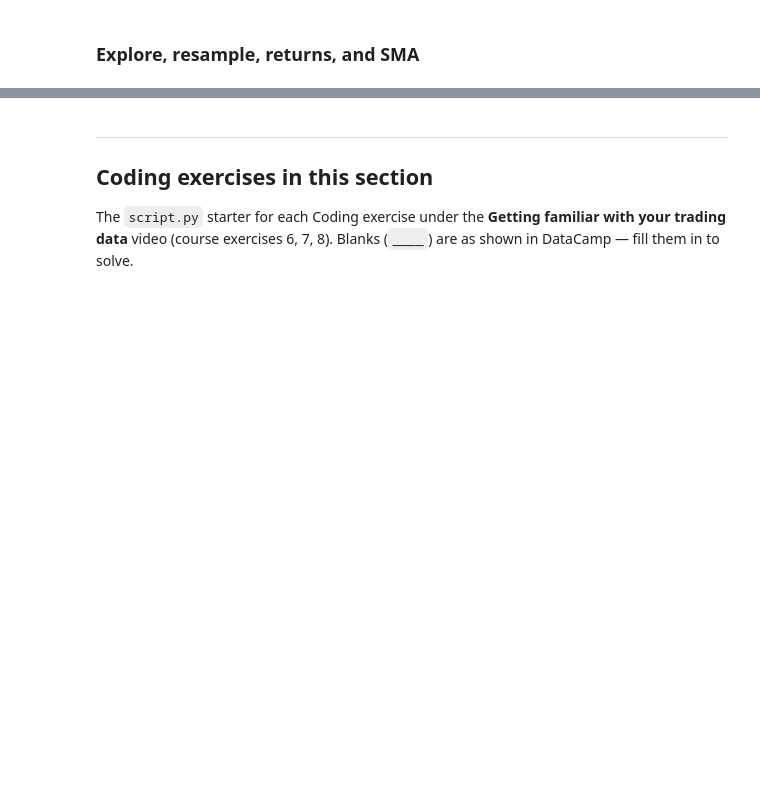
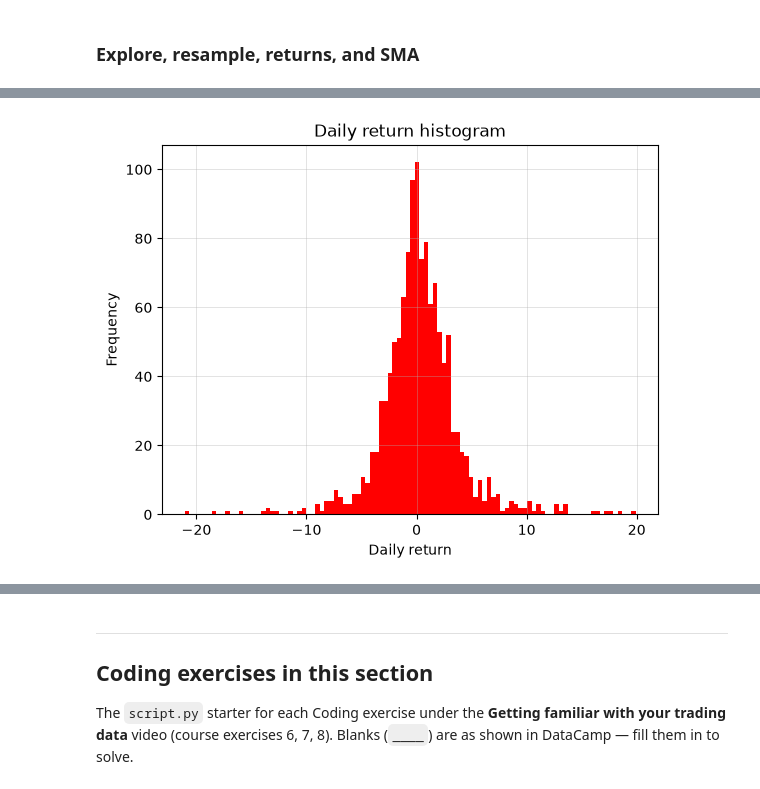
Before and after one commit to jtuchinsky/FinancialTradingWithPython, a Jupyter notebook: lessons/Chapter1 - Trading Basics/Topic 2 - Getting familiar with your trading data/Exercises.ipynb, the cells around one changed output, grey strips where cells are left out. Cells and saved outputs as stored; diff of their text form; code cells hidden in the pictures; blank space fills up the shorter version.

```diff
--- a/lessons/Chapter1 - Trading Basics/Topic 2 - Getting familiar with your trading data/Exercises.ipynb
+++ b/lessons/Chapter1 - Trading Basics/Topic 2 - Getting familiar with your trading data/Exercises.ipynb
@@ -18,8 +18,8 @@ def load(name):
 # %% [markdown]
 ### Explore, resample, returns, and SMA
 # %%
-tsla = load("TSLA-stock-data.csv")
-print(tsla.head())
+tsla_data = load("TSLA-stock-data.csv")
+print(tsla_data.head())
 
 # Resample daily closes to weekly means
-print(tsla["Close"].resample("W").mean().head())
+print(tsla_data["Close"].resample("W").mean().head())
@@ -26,8 +41,10 @@ print(tsla["Close"].resample("W").mean().head())
 # %%
 # Daily returns and their distribution
-tsla["daily_return"] = tsla["Close"].pct_change() * 100
-tsla["daily_return"].hist(bins=100, color="red")
+tsla_data["daily_return"] = tsla_data["Close"].pct_change() * 100
+tsla_data["daily_return"].hist(bins=100, color="red")
 plt.xlabel("Daily return"); plt.ylabel("Frequency"); plt.title("Daily return histogram")
 plt.show()
+# %% [output]
+[figure, added]
 # %%
 # 50-day SMA vs price
```
Also changed, not shown: parts of 5 cells of this notebook.
